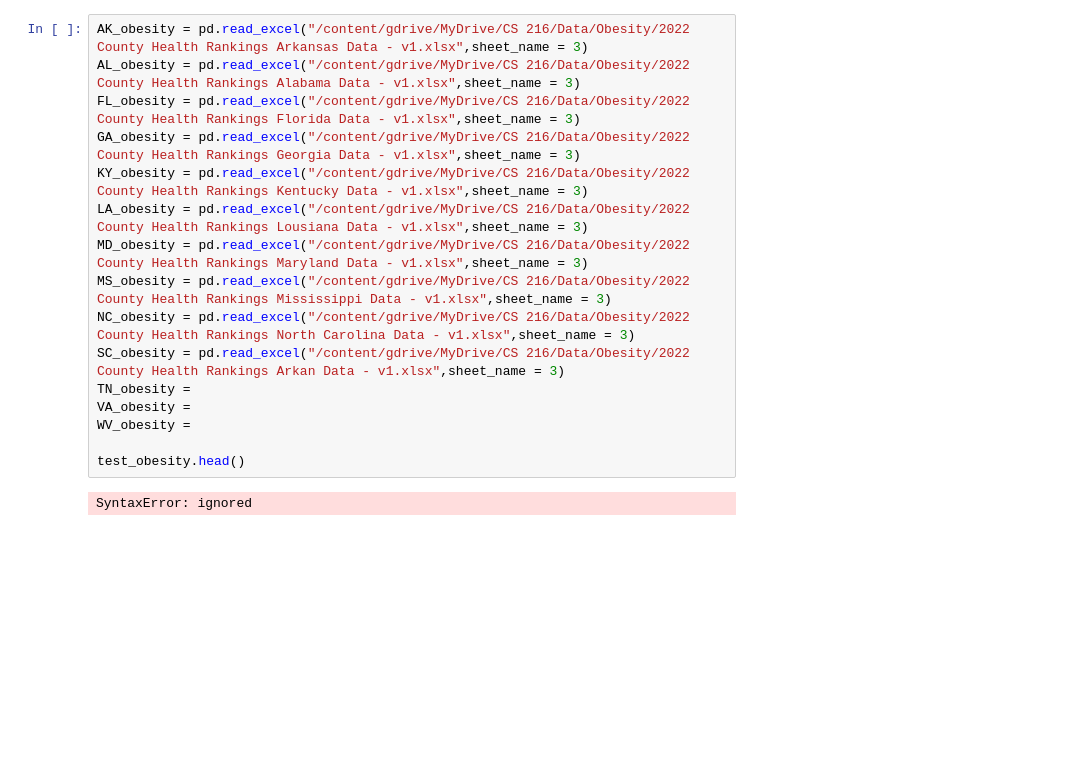
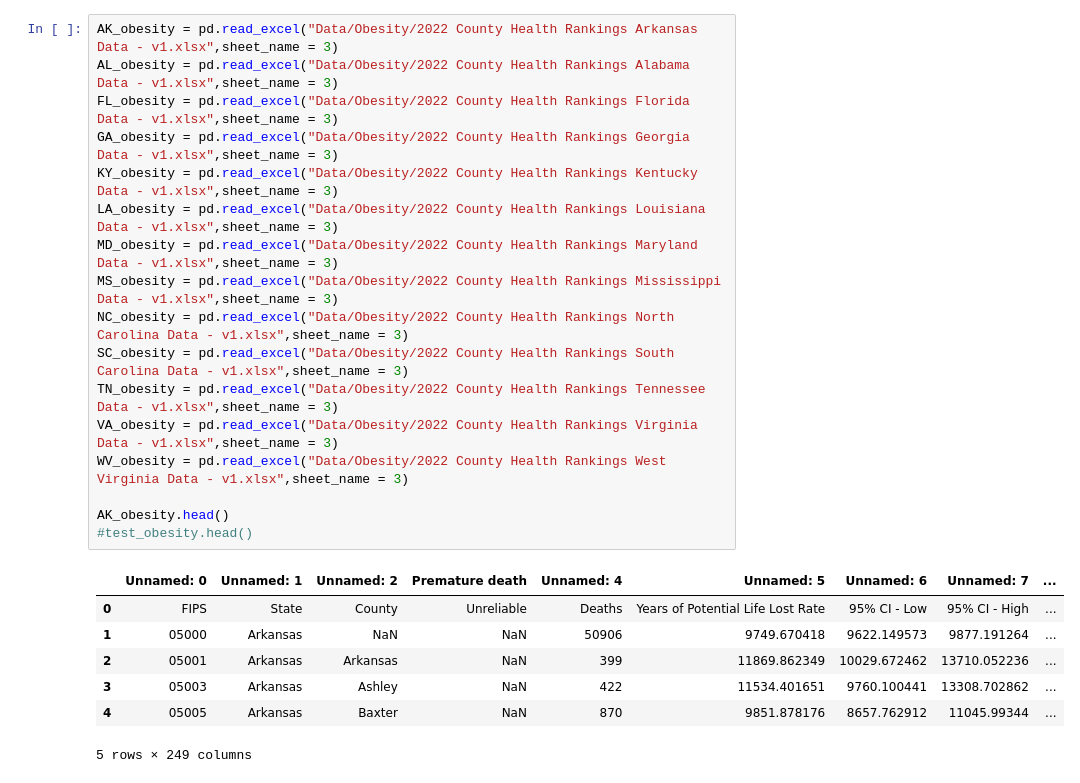
Before and after one commit to donovannickol/cs216project, a Jupyter notebook: CS_216_Project_Exploratory_Notebook.ipynb, the cells around one changed output. Saved outputs shown, nothing was run; the diff lists cells and outputs as text; blank space fills up the shorter version.

```diff
--- a/CS_216_Project_Exploratory_Notebook.ipynb
+++ b/CS_216_Project_Exploratory_Notebook.ipynb
@@ -58,19 +46,26 @@ int32
 # %%
-AK_obesity = pd.read_excel("/content/gdrive/MyDrive/CS 216/Data/Obesity/2022 County Health Rankings Arkansas Data - v1.xlsx",sheet_name = 3)
-AL_obesity = pd.read_excel("/content/gdrive/MyDrive/CS 216/Data/Obesity/2022 County Health Rankings Alabama Data - v1.xlsx",sheet_name = 3)
-FL_obesity = pd.read_excel("/content/gdrive/MyDrive/CS 216/Data/Obesity/2022 County Health Rankings Florida Data - v1.xlsx",sheet_name = 3)
-GA_obesity = pd.read_excel("/content/gdrive/MyDrive/CS 216/Data/Obesity/2022 County Health Rankings Georgia Data - v1.xlsx",sheet_name = 3)
-KY_obesity = pd.read_excel("/content/gdrive/MyDrive/CS 216/Data/Obesity/2022 County Health Rankings Kentucky Data - v1.xlsx",sheet_name = 3)
-LA_obesity = pd.read_excel("/content/gdrive/MyDrive/CS 216/Data/Obesity/2022 County Health Rankings Lousiana Data - v1.xlsx",sheet_name = 3)
-MD_obesity = pd.read_excel("/content/gdrive/MyDrive/CS 216/Data/Obesity/2022 County Health Rankings Maryland Data - v1.xlsx",sheet_name = 3)
-MS_obesity = pd.read_excel("/content/gdrive/MyDrive/CS 216/Data/Obesity/2022 County Health Rankings Mississippi Data - v1.xlsx",sheet_name = 3)
-NC_obesity = pd.read_excel("/content/gdrive/MyDrive/CS 216/Data/Obesity/2022 County Health Rankings North Carolina Data - v1.xlsx",sheet_name = 3)
-SC_obesity = pd.read_excel("/content/gdrive/MyDrive/CS 216/Data/Obesity/2022 County Health Rankings Arkan Data - v1.xlsx",sheet_name = 3)
-TN_obesity =
-VA_obesity =
-WV_obesity =
+AK_obesity = pd.read_excel("Data/Obesity/2022 County Health Rankings Arkansas Data - v1.xlsx",sheet_name = 3)
+AL_obesity = pd.read_excel("Data/Obesity/2022 County Health Rankings Alabama Data - v1.xlsx",sheet_name = 3)
+FL_obesity = pd.read_excel("Data/Obesity/2022 County Health Rankings Florida Data - v1.xlsx",sheet_name = 3)
+GA_obesity = pd.read_excel("Data/Obesity/2022 County Health Rankings Georgia Data - v1.xlsx",sheet_name = 3)
+KY_obesity = pd.read_excel("Data/Obesity/2022 County Health Rankings Kentucky Data - v1.xlsx",sheet_name = 3)
+LA_obesity = pd.read_excel("Data/Obesity/2022 County Health Rankings Louisiana Data - v1.xlsx",sheet_name = 3)
+MD_obesity = pd.read_excel("Data/Obesity/2022 County Health Rankings Maryland Data - v1.xlsx",sheet_name = 3)
+MS_obesity = pd.read_excel("Data/Obesity/2022 County Health Rankings Mississippi Data - v1.xlsx",sheet_name = 3)
+NC_obesity = pd.read_excel("Data/Obesity/2022 County Health Rankings North Carolina Data - v1.xlsx",sheet_name = 3)
+SC_obesity = pd.read_excel("Data/Obesity/2022 County Health Rankings South Carolina Data - v1.xlsx",sheet_name = 3)
+TN_obesity = pd.read_excel("Data/Obesity/2022 County Health Rankings Tennessee Data - v1.xlsx",sheet_name = 3)
+VA_obesity = pd.read_excel("Data/Obesity/2022 County Health Rankings Virginia Data - v1.xlsx",sheet_name = 3)
+WV_obesity = pd.read_excel("Data/Obesity/2022 County Health Rankings West Virginia Data - v1.xlsx",sheet_name = 3)
 
-test_obesity.head()
+AK_obesity.head()
+#test_obesity.head()
 # %% [output]
+|  | Unnamed: 0 | Unnamed: 1 | Unnamed: 2 | Premature death | Unnamed: 4 | Unnamed: 5 | Unnamed: 6 | Unnamed: 7 | ... |
+| 0 | FIPS | State | County | Unreliable | Deaths | Years of Potential Life Lost Rate | 95% CI - Low | 95% CI - High | ... |
+| 1 | 05000 | Arkansas | NaN | NaN | 50906 | 9749.670418 | 9622.149573 | 9877.191264 | ... |
+| 2 | 05001 | Arkansas | Arkansas | NaN | 399 | 11869.862349 | 10029.672462 | 13710.052236 | ... |
+| 3 | 05003 | Arkansas | Ashley | NaN | 422 | 11534.401651 | 9760.100441 | 13308.702862 | ... |
+| 4 | 05005 | Arkansas | Baxter | NaN | 870 | 9851.878176 | 8657.762912 | 11045.99344 | ... |
-SyntaxError: ignored
+5 rows × 249 columns
 # %%
```
Also changed, not shown: parts of 5 cells of this notebook, 55 other files.
